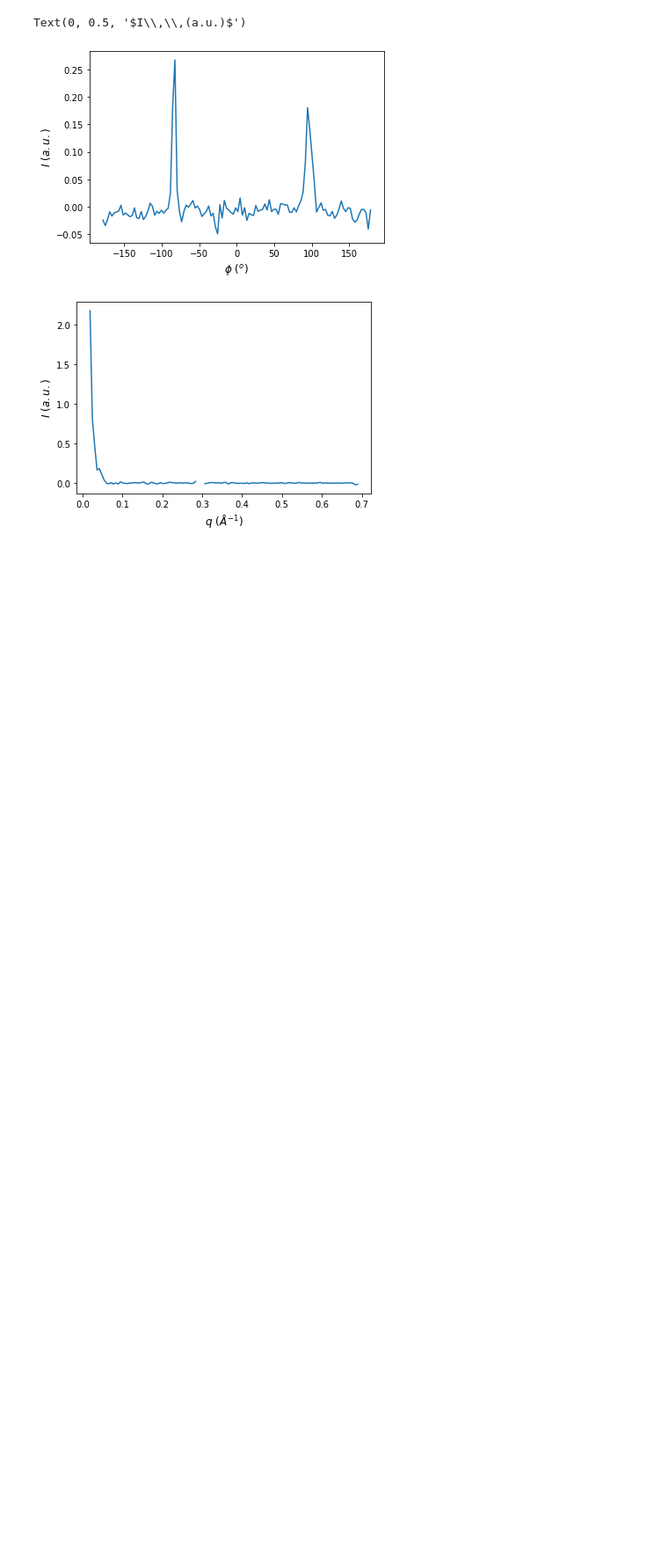
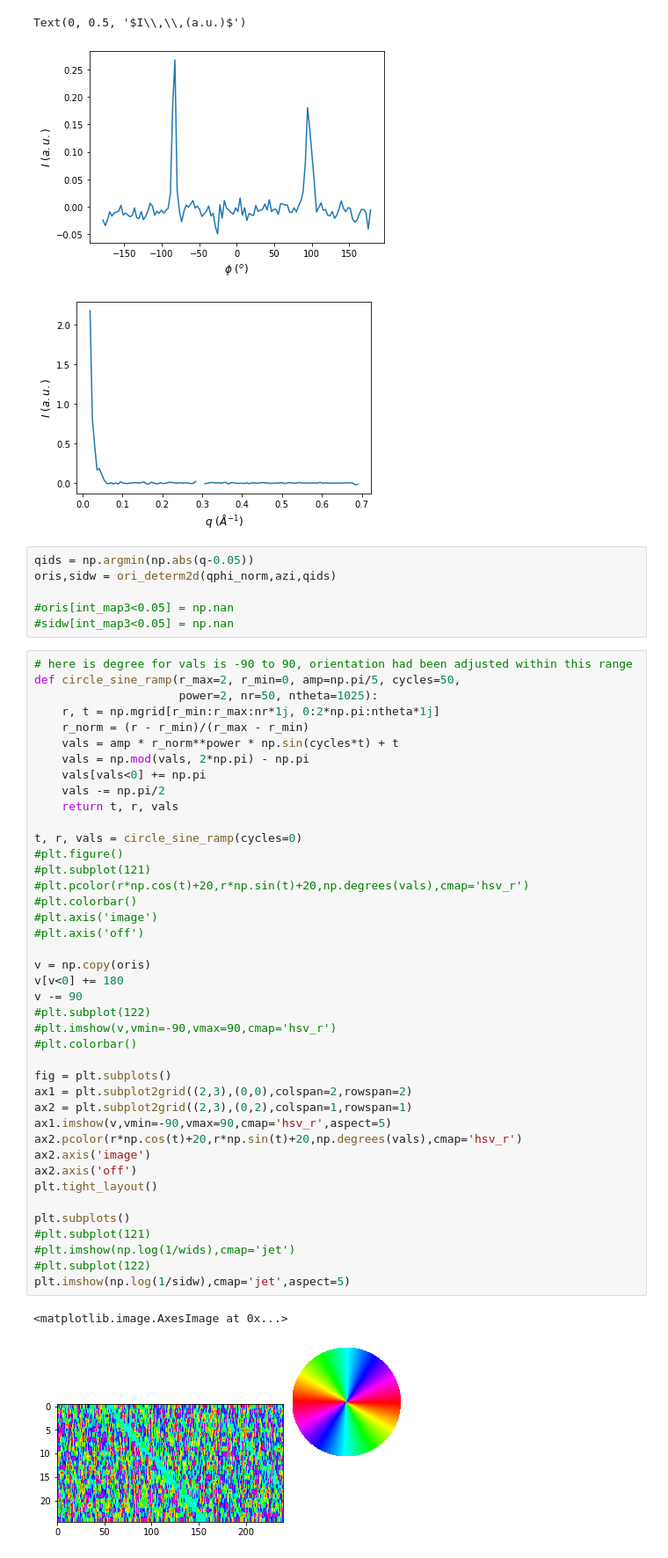
Before and after one commit to ligerliu/scan_microdiffraction_data_processing, a Jupyter notebook: example/sc5005/visualize_azimuth_integrate_data.ipynb, the cells around one changed output. Shown: that part at 88% size. Saved outputs shown, nothing was run; the diff lists cells and outputs as text; blank space fills up the shorter version.

```diff
--- a/example/sc5005/visualize_azimuth_integrate_data.ipynb
+++ b/example/sc5005/visualize_azimuth_integrate_data.ipynb
@@ -91,3 +91,53 @@ plt.ylabel(r'$I\,\,(a.u.)$',fontsize=12)
 Text(0, 0.5, '$I\\,\\,(a.u.)$')
 [figure]
 [figure]
+# %%
+qids = np.argmin(np.abs(q-0.05))
+oris,sidw = ori_determ2d(qphi_norm,azi,qids)
+
+#oris[int_map3<0.05] = np.nan
+#sidw[int_map3<0.05] = np.nan
+# %%
+# here is degree for vals is -90 to 90, orientation had been adjusted within this range
+def circle_sine_ramp(r_max=2, r_min=0, amp=np.pi/5, cycles=50,
+                     power=2, nr=50, ntheta=1025):
+    r, t = np.mgrid[r_min:r_max:nr*1j, 0:2*np.pi:ntheta*1j]
+    r_norm = (r - r_min)/(r_max - r_min)
+    vals = amp * r_norm**power * np.sin(cycles*t) + t
+    vals = np.mod(vals, 2*np.pi) - np.pi
+    vals[vals<0] += np.pi
+    vals -= np.pi/2
+    return t, r, vals
+
+t, r, vals = circle_sine_ramp(cycles=0)
+#plt.figure()
+#plt.subplot(121)
+#plt.pcolor(r*np.cos(t)+20,r*np.sin(t)+20,np.degrees(vals),cmap='hsv_r')
+#plt.colorbar()
+#plt.axis('image')
+#plt.axis('off')
+
+v = np.copy(oris)
+v[v<0] += 180
+v -= 90
+#plt.subplot(122)
+#plt.imshow(v,vmin=-90,vmax=90,cmap='hsv_r')
+#plt.colorbar()
+
+fig = plt.subplots()
+ax1 = plt.subplot2grid((2,3),(0,0),colspan=2,rowspan=2)
+ax2 = plt.subplot2grid((2,3),(0,2),colspan=1,rowspan=1)
+ax1.imshow(v,vmin=-90,vmax=90,cmap='hsv_r',aspect=5)
+ax2.pcolor(r*np.cos(t)+20,r*np.sin(t)+20,np.degrees(vals),cmap='hsv_r')
+ax2.axis('image')
+ax2.axis('off')
+plt.tight_layout()
+
+plt.subplots()
+#plt.subplot(121)
+#plt.imshow(np.log(1/wids),cmap='jet')
+#plt.subplot(122)
+plt.imshow(np.log(1/sidw),cmap='jet',aspect=5)
+# %% [output]
+<matplotlib.image.AxesImage at 0x...>
+[figure, added]
```
Also changed, not shown: parts of 2 cells of this notebook, 22 other files.
